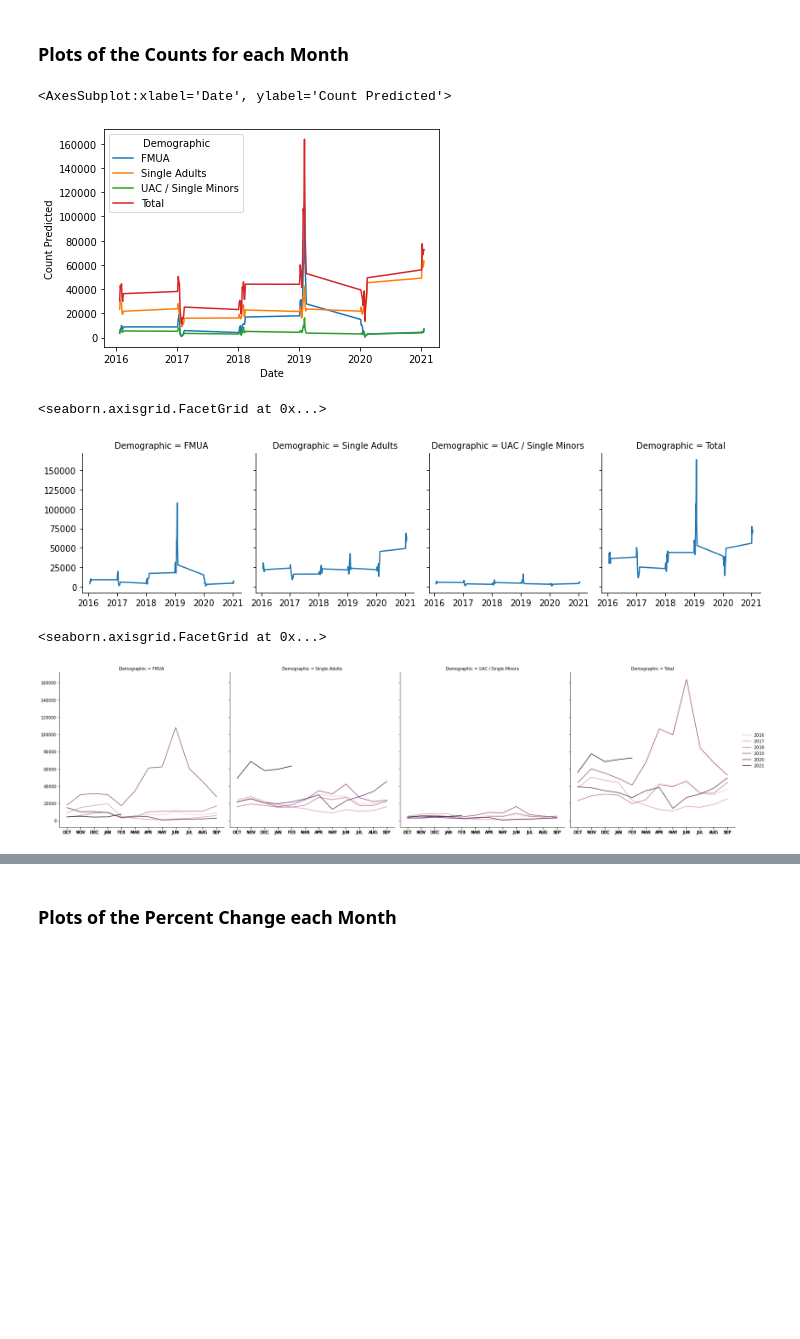
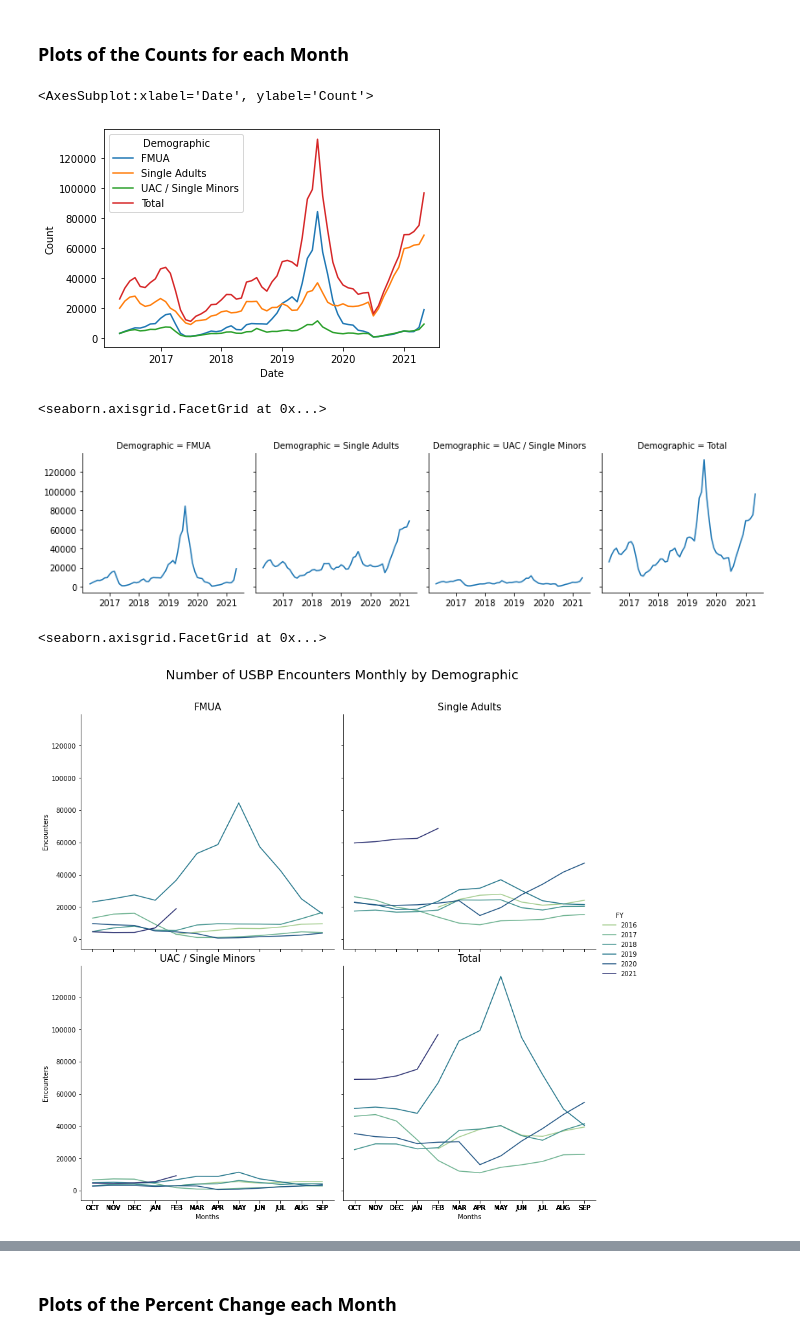
Before and after one commit to codbellamy/PSOR, a Jupyter notebook: Basic_Approach_commented.ipynb, the cells around one changed output, grey strips where cells are left out. Saved outputs shown, nothing was run; the diff lists cells and outputs as text; code cells hidden in the pictures; blank space fills up the shorter version.

```diff
--- a/Basic_Approach_commented.ipynb
+++ b/Basic_Approach_commented.ipynb
@@ -57,7 +58,7 @@ In order to get the dates to process in the right order, 1=October or the first
 # makes it easier to conduct the analysis on the data.
 months = ['OCT','NOV','DEC','JAN','FEB','MAR','APR','MAY','JUN','JUL','AUG','SEP']
 month_map = {month:i+1 for i,month in enumerate(months)}
-df["M"] = df["Month"].map(month_map)
-df["FY"] = df["FY"].apply(lambda x:int(x[2:6]))
+df["Month"] = df["Month"].map(month_map)
+df["year"] = df["FY"].apply(lambda x:int(x[2:6]))
 df.head()
 # %% [output]
@@ -292,10 +298,11 @@ error.head()
 We limit the entries we graph according to the GRAPH_YEARS input
 # %%
-recent_entry_date = max(sum_df['FY'])+max(sum_df.loc[sum_df['FY']==max(sum_df['FY']),"M"])/100
-graph_df = sum_df.loc[sum_df['Date']>recent_entry_date-GRAPH_YEARS]
+most_recent_entry_date = pd.to_datetime(str(max(sum_df.loc[sum_df['FY']==max(sum_df['FY']),"M"]))+" "+str(max(sum_df['FY'])))
+
+graph_df = sum_df.loc[sum_df['Date'] >= pd.to_datetime(
+    str(most_recent_entry_date.month) + " " + str(most_recent_entry_date.year-GRAPH_YEARS), format="%m %Y")]
 
 inv_month_map = {integer: month for month, integer in month_map.items()}
-graph_df["Month"] = graph_df["M"].map(inv_month_map)
 
 graph_df.head()
 # %% [output]
@@ -313,33 +317,56 @@ See the caveats in the documentation: https://pandas.pydata.org/pandas-docs/stab
+# %%
+for category in sum_df["Demographic"].unique():
+    row  = sum_df.loc[(sum_df["Demographic"]==category)
+                        & (sum_df["M"] == most_recent_entry_date.month)
+                        & (sum_df["FY"] == most_recent_entry_date.year)]
+    row = sum_df.iloc[row.index.values[0]]
+
+    value1 = Predict(sum_df, row.index, row, PAST_YEARS=5)
+    value2 = Forecast(sum_df, row.index, row)
+
+    if row["M"]!=12:
+        new_date = pd.to_datetime(str(row["M"]+1) + " " + str(row["FY"]), format="%m %Y")
+    else:
+        new_date = pd.to_datetime("1 " + str(row["FY"]+1), format="%m %Y")
+
+    new_row = {'Demographic':category, 'FY':new_date.year, 'M':new_date.month, 'Count':np.nan, 'Date':new_date,
+          '% Change':np.nan, '% Predicted':value1, 'Count Predicted': value2, '% Error':np.nan}
+    graph_df = graph_df.append(new_row, ignore_index=True)
 # %% [markdown]
 ### Plots of the Counts for each Month
 # %%
 # this plot shows the predicted counts for each demographic, year-to-year.
-sns.lineplot(data=graph_df,x="Date",y="Count Predicted",hue="Demographic")
+sns.lineplot(data=graph_df,x="Date",y="Count",hue="Demographic")
 # %% [output]
-<AxesSubplot:xlabel='Date', ylabel='Count Predicted'>
+<AxesSubplot:xlabel='Date', ylabel='Count'>
-[figure, old version]
+[figure, new version]
 # %%
 # these graphs are the same as the previous one, the predicted counts for each month, but instead
 # of all three demographics overlayed on one graph, they are separated into three different graphs
 g = sns.FacetGrid(graph_df, col="Demographic")
-g.map_dataframe(sns.lineplot,x="Date",y="Count Predicted")
+g.map_dataframe(sns.lineplot,x="Date",y="Count")
 # %% [output]
 <seaborn.axisgrid.FacetGrid at 0x...>
-[figure, old version]
+[figure, new version]
 # %%
 # These graphs show the month-to-month predicted counts for the three demographics.  The darker
 # lines or the more recent year's values (the darker the line, the more recent the data is).  The
 # month are represented on the x-axis by their fiscal year numerical value (OCT=1, NOV=2, etc.)
-g = sns.FacetGrid(graph_df, col="Demographic", height=6, aspect=1)
-g.map_dataframe(sns.lineplot,x="M",y="Count Predicted",hue="FY",legend='full')
+palette = sns.color_palette("crest", as_cmap=True)
+g = sns.FacetGrid(graph_df, col="Demographic", col_wrap=2,height=6,aspect=1)
+g.map_dataframe(sns.lineplot,x="M",y="Count",hue="FY", palette=palette)
+g.fig.subplots_adjust(top=0.9)
+g.fig.suptitle('Number of USBP Encounters Monthly by Demographic', size=20)
+g.set_titles(col_template="{col_name}", size=15)
+
 
 g.set(xticks=graph_df.M)
 ax = plt.gca()
 xticks = ax.get_xticks()
 ax.set_xticklabels([inv_month_map[i] for i in xticks])
 
-#[plt.setp(ax.get_xticklabels(), rotation=45) for ax in g.axes.flat] # if you want to rotate xlabels
-g.add_legend()
+g.add_legend(title = "FY")
+g.set_axis_labels("Months", "Encounters")
 # %% [output]
 <seaborn.axisgrid.FacetGrid at 0x...>
-[figure, old version]
+[figure, new version]
```
Also changed, not shown: parts of 32 cells of this notebook.
